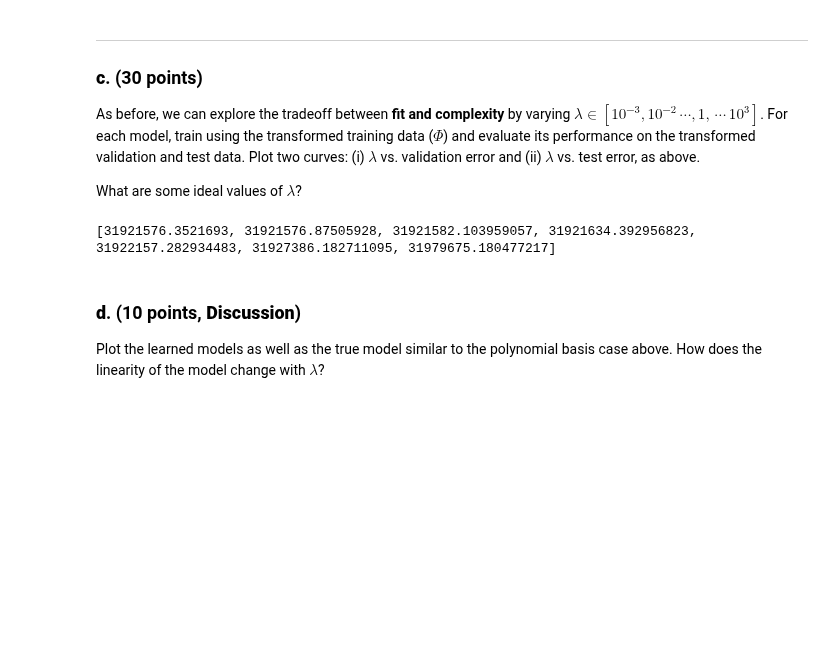
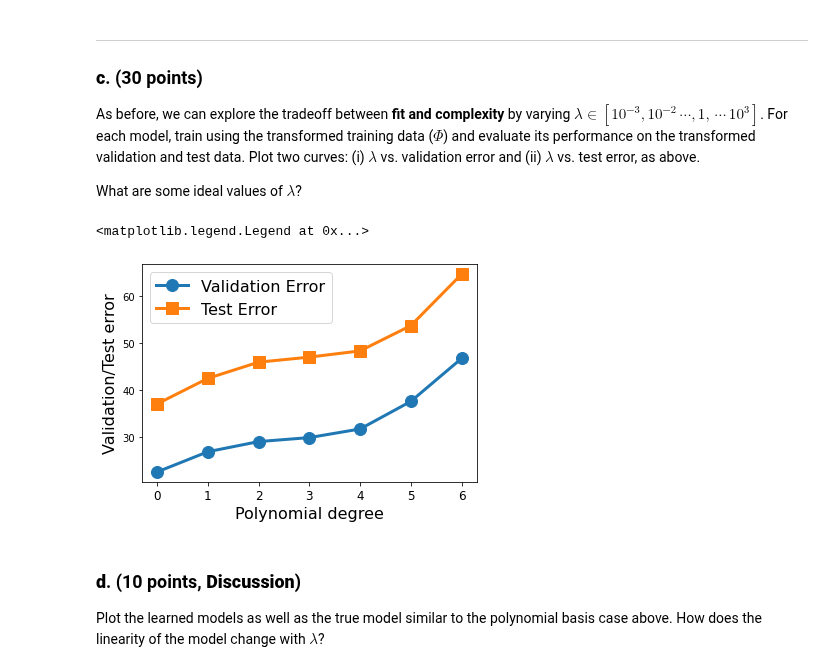
Before and after one commit to thetathya/ML-Assignment, a Jupyter notebook: Assignment_1.ipynb, the cells around one changed output. Drawn from its saved outputs; the diff is of its cells as text; code cells hidden in the pictures; blank space fills up the shorter version.

```diff
--- a/Assignment_1.ipynb
+++ b/Assignment_1.ipynb
@@ -255,33 +241,61 @@ Complete the Python function below that takes a radial-basis kernel matrix $\Phi
 # y   float(n,  ): labels
 # lam float      : regularization parameter
 def train_ridge_model(Phi, y, lam):
-    identity = np.identity(X.shape[0])
+    identity = np.identity(Phi.shape[0])
     w = (inv((Phi.T@Phi) + (lam*identity)))@Phi.T@y
     return w
-w = train_ridge_model(Phi,y,2)
+# train_ridge_model(Phi,y,2)
 # %% [markdown]
 ---
 ### **c**. (30 points)
 As before, we can explore the tradeoff between **fit and complexity** by varying $\lambda \in [10^{-3}, 10^{-2}\, \cdots, 1, \, \cdots\, 10^3]$. For each model, train using the transformed training data ($\Phi$) and evaluate its performance on the transformed validation and test data. Plot two curves: (i) $\lambda$ vs. validation error and (ii) $\lambda$ vs. test error, as above.
 
 What are some ideal values of $\lambda$?
-# %%
-lam = [0.001, 0.01,0.1,1,10,100,1000]
-tot = 0
-for i in range(Phi.shape[0]):
-    for j in range(Phi.shape[0]):
-        c =((y[i]) - (w[j]*Phi[i][j]))**2
-        tot = tot + c
-tot_w = 0
-for i in range(w.shape[0]):
-    tot_w = tot_w + (w[i]**2)
-lam_ans = []
-for i in range(len(lam)):
-    lam_ans.append(((lam[i]/2)* tot_w)+tot)
-
-print(lam_ans)
-# %% [output]
-[31921576.3521693, 31921576.87505928, 31921582.103959057, 31921634.392956823, 31922157.282934483, 31927386.182711095, 31979675.180477217]
+# %%
+lam = [0.001, 0.01,0.1,1,10,100,1000]
+
+
+
+w = {}               # Dictionary to store all the trained models
+validationErr = {}   # Validation error of the models
+testErr = {}         # Test error of all the models
+
+for i in range(len(lam)):  # Iterate over polynomial degree
+    Phi_trn = radial_basis_transform(X_trn, X_trn, gamma=0.1)                 # Transform training data into d dimensions
+    w[i] = train_ridge_model(Phi_trn, y_trn, lam[i])                       # Learn model on training data
+#     print(w[i].shape)
+    Phi_val = radial_basis_transform(X_val, X_trn, gamma=0.1)                 # Transform validation data into d dimensions
+    validationErr[i] = evaluate_model(Phi_val, y_val, w[i])  # Evaluate model on validation data
+
+    Phi_tst = radial_basis_transform(X_tst, X_trn, gamma=0.1)          # Transform test data into d dimensions
+    testErr[i] = evaluate_model(Phi_tst, y_tst, w[i])  # Evaluate model on test data
+
+# Plot all the models
+plt.figure()
+plt.plot(validationErr.keys(), validationErr.values(), marker='o', linewidth=3, markersize=12)
+plt.plot(testErr.keys(), testErr.values(), marker='s', linewidth=3, markersize=12)
+plt.xlabel('Polynomial degree', fontsize=16)
+plt.ylabel('Validation/Test error', fontsize=16)
+plt.xticks(list(validationErr.keys()), fontsize=12)
+plt.legend(['Validation Error', 'Test Error'], fontsize=16)
+# plt.axis()
+
+# tot = 0
+# for i in range(Phi.shape[0]):
+#     for j in range(Phi.shape[0]):
+#         c =((y[i]) - (w[j]*Phi[i][j]))**2
+#         tot = tot + c
+# tot_w = 0
+# for i in range(w.shape[0]):
+#     tot_w = tot_w + (w[i]**2)
+# lam_ans = []
+# for i in range(len(lam)):
+#     lam_ans.append(((lam[i]/2)* tot_w)+tot)
+
+# print(lam_ans)
+# %% [output]
+<matplotlib.legend.Legend at 0x...>
+[figure, added]
 # %% [markdown]
 ### **d**. (10 points, **Discussion**)
 Plot the learned models as well as the true model similar to the polynomial basis case above. How does the linearity of the model change with $\lambda$?
```
Also changed, not shown: parts of 5 cells of this notebook.
